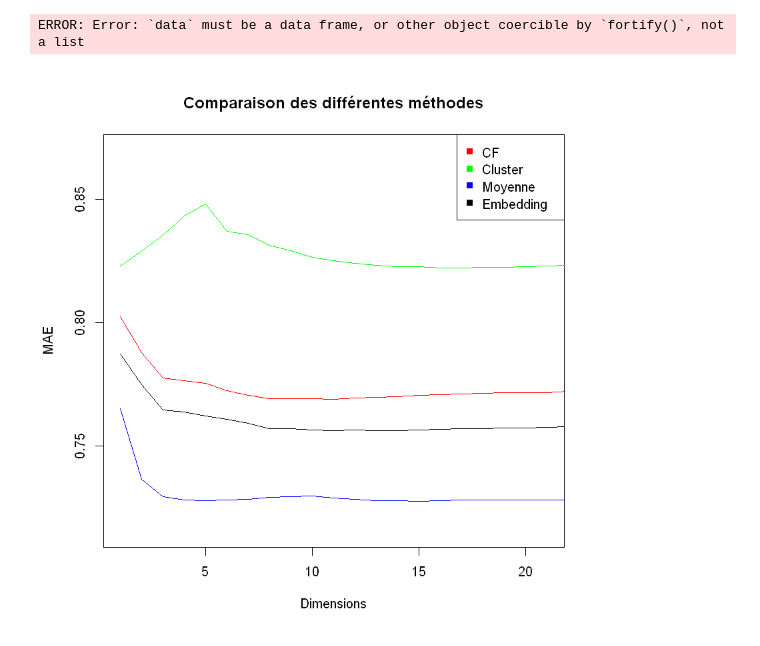
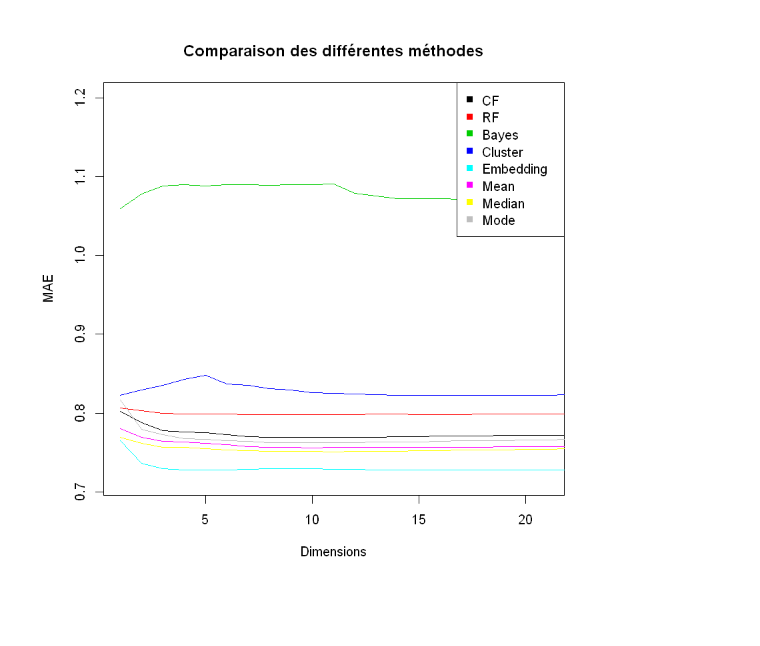
Before and after one commit to olivierp9/Recommender-System, a Jupyter notebook: projet/all_methods.ipynb, the cells around one changed output. Drawn from its saved outputs; the diff is of its cells as text; code cells hidden in the pictures; blank space fills up the shorter version.

```diff
--- a/projet/all_methods.ipynb
+++ b/projet/all_methods.ipynb
@@ -81,18 +11,15 @@ listOfFiles
 # %%
 library(ggplot2)
-# %%
-ggplot(data = listOfFiles, aes(x=x, y=val)) + geom_line(aes(colour=variable))
-# %% [output]
-ERROR: Error: `data` must be a data frame, or other object coercible by `fortify()`, not a list
 # %%
 df <- data.frame(matrix(unlist(listOfFiles), nrow=22, byrow=T))
 # %%
 x<-1:22
 # %%
-plot(x,as.vector(unlist(listOfFiles[1])),type="l",col="red",ylim = c(0.715,0.87),xlim = c(1,21),xlab = "Dimensions",ylab="MAE",main="Comparaison des différentes méthodes")
-lines(x,as.vector(unlist(listOfFiles[2])),col="green")
-lines(x,as.vector(unlist(listOfFiles[3])),col="blue")
-lines(x,as.vector(unlist(listOfFiles[4])),col="black")
-legend("topright",legend = c("CF","Cluster","Moyenne","Embedding"),col = c("red","green","blue","black"),pch=15)
+plot(x,as.vector(unlist(listOfFiles[1])),type="l",col=1,ylim = c(0.715,1.2),xlim = c(1,21),xlab = "Dimensions",ylab="MAE",main="Comparaison des différentes méthodes")
+for (i in seq(2,8)){
+    lines(x,as.vector(unlist(listOfFiles[i])),col=i)
+}
+
+legend("topright",legend = c("CF","RF","Bayes","Cluster","Embedding","Mean","Median","Mode"),col = c(1:8),pch=15)
 # %% [output]
-[figure, old version]
+[figure, new version]
```
Also changed, not shown: parts of 6 cells of this notebook, 14 other files.
